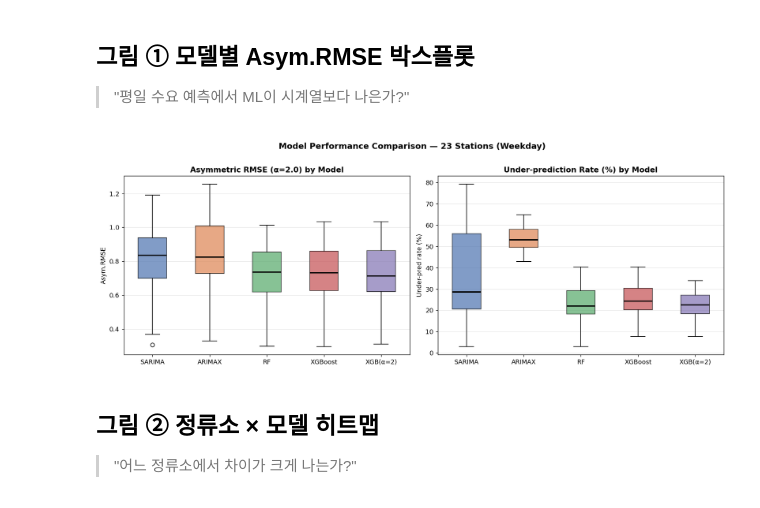
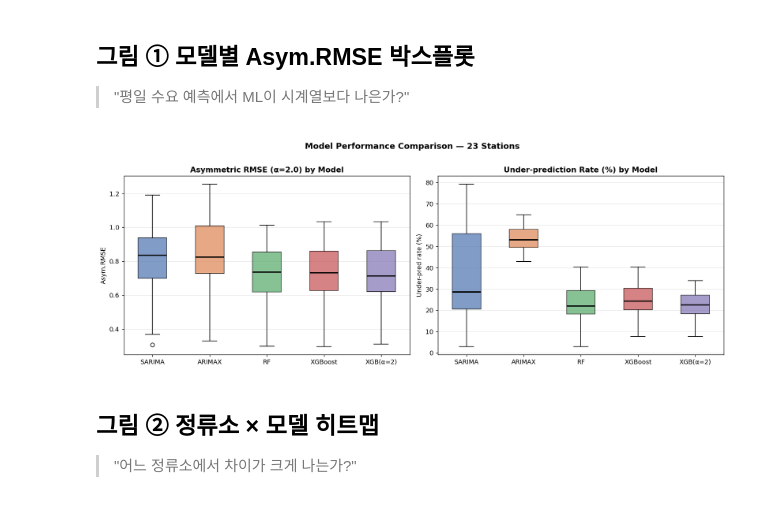
Before and after one commit to ezypuz/2026-Spring-TimeSeries-Group2, a Jupyter notebook: 99_bicycle-demand-forecase/notebooks/07_benchmark_visualization.ipynb, the cells around one changed output. Cells and saved outputs as stored; diff of their text form; code cells hidden in the pictures.

```diff
--- a/99_bicycle-demand-forecase/notebooks/07_benchmark_visualization.ipynb
+++ b/99_bicycle-demand-forecase/notebooks/07_benchmark_visualization.ipynb
@@ -59,32 +60,32 @@ Records : 115
 # %%
 fig, axes = plt.subplots(1, 2, figsize=(14, 5))
 
 for ax, metric, title, ylabel in zip(
     axes,
     [ASYM_COL, UNDER_COL],
     ['Asymmetric RMSE (α=2.0) by Model', 'Under-prediction Rate (%) by Model'],
     ['Asym.RMSE', 'Under-pred rate (%)'],
 ):
     data = [df[df['model'] == m][metric].dropna().values for m in MODEL_ORDER]
     bp = ax.boxplot(data, patch_artist=True, notch=False,
                     medianprops=dict(color='black', linewidth=2))
     for patch, color in zip(bp['boxes'], MODEL_COLORS):
         patch.set_facecolor(color)
         patch.set_alpha(0.7)
     ax.set_xticks(range(1, len(MODEL_ORDER)+1))
     ax.set_xticklabels(['SARIMA', 'ARIMAX', 'RF', 'XGBoost', 'XGB(α=2)'],
                        fontsize=10)
     ax.set_title(title, fontsize=12, fontweight='bold')
     ax.set_ylabel(ylabel)
     ax.grid(axis='y', alpha=0.3)
 
-plt.suptitle('Model Performance Comparison — 23 Stations (Weekday)',
+plt.suptitle('Model Performance Comparison — 23 Stations',
              fontsize=13, fontweight='bold', y=1.01)
 plt.tight_layout()
 plt.savefig(ROOT_DIR / 'figures' / 'fig1_boxplot.png', bbox_inches='tight')
 plt.show()
 # %% [output]
-[figure, old version]
+[figure, new version]
 # %% [markdown]
 ## 그림 ② 정류소 × 모델 히트맵
 > "어느 정류소에서 차이가 크게 나는가?"
```
Also changed, not shown: parts of 5 cells of this notebook, 9 other files.
